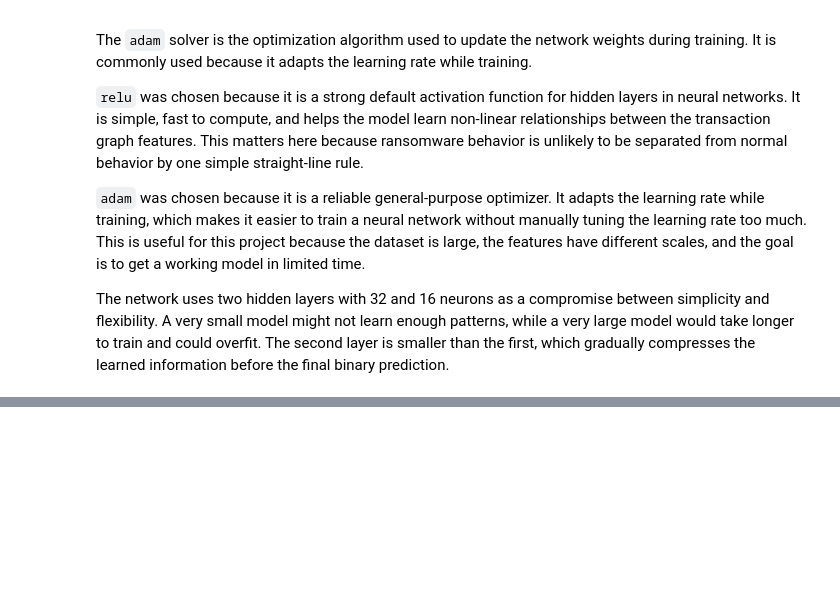
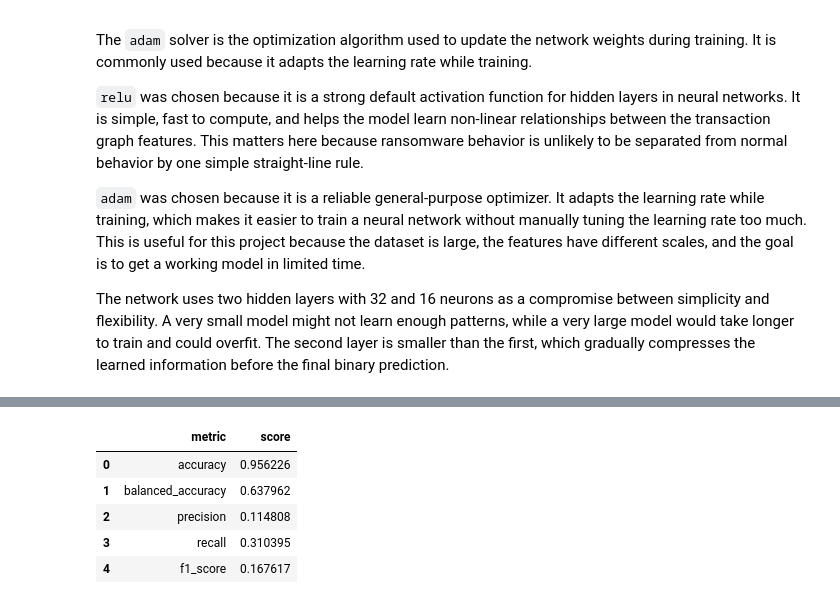
Before and after one commit to VictorVulturescu/bitcoin-forensics, a Jupyter notebook: notebooks/bitcoin_forensics.ipynb, the cells around one changed output, grey strips where cells are left out. Cells and saved outputs as stored; diff of their text form; code cells hidden in the pictures; blank space fills up the shorter version.

Commit message:
Ad section 11 and final interpretation of results

```diff
--- a/notebooks/bitcoin_forensics.ipynb
+++ b/notebooks/bitcoin_forensics.ipynb
@@ -470,0 +508,37 @@ Iteration 6, loss = 0.23921839
+# %%
+# Use the final trained MLP model to predict labels for the untouched test set.
+mlp_predictions = mlp_model.predict(X_test_scaled)
+
+# Calculate evaluation metrics.
+mlp_accuracy = accuracy_score(y_test, mlp_predictions)
+mlp_balanced_accuracy = balanced_accuracy_score(y_test, mlp_predictions)
+mlp_precision = precision_score(y_test, mlp_predictions, zero_division=0)
+mlp_recall = recall_score(y_test, mlp_predictions, zero_division=0)
+mlp_f1 = f1_score(y_test, mlp_predictions, zero_division=0)
+
+# Show the final results in a clean table.
+final_results = pd.DataFrame({
+    "metric": [
+        "accuracy",
+        "balanced_accuracy",
+        "precision",
+        "recall",
+        "f1_score",
+    ],
+    "score": [
+        mlp_accuracy,
+        mlp_balanced_accuracy,
+        mlp_precision,
+        mlp_recall,
+        mlp_f1,
+    ],
+})
+
+final_results
+# %% [output]
+|  | metric | score |
+| 0 | accuracy | 0.956226 |
+| 1 | balanced_accuracy | 0.637962 |
+| 2 | precision | 0.114808 |
+| 3 | recall | 0.310395 |
+| 4 | f1_score | 0.167617 |
```
Also changed, not shown: parts of 10 cells of this notebook.
